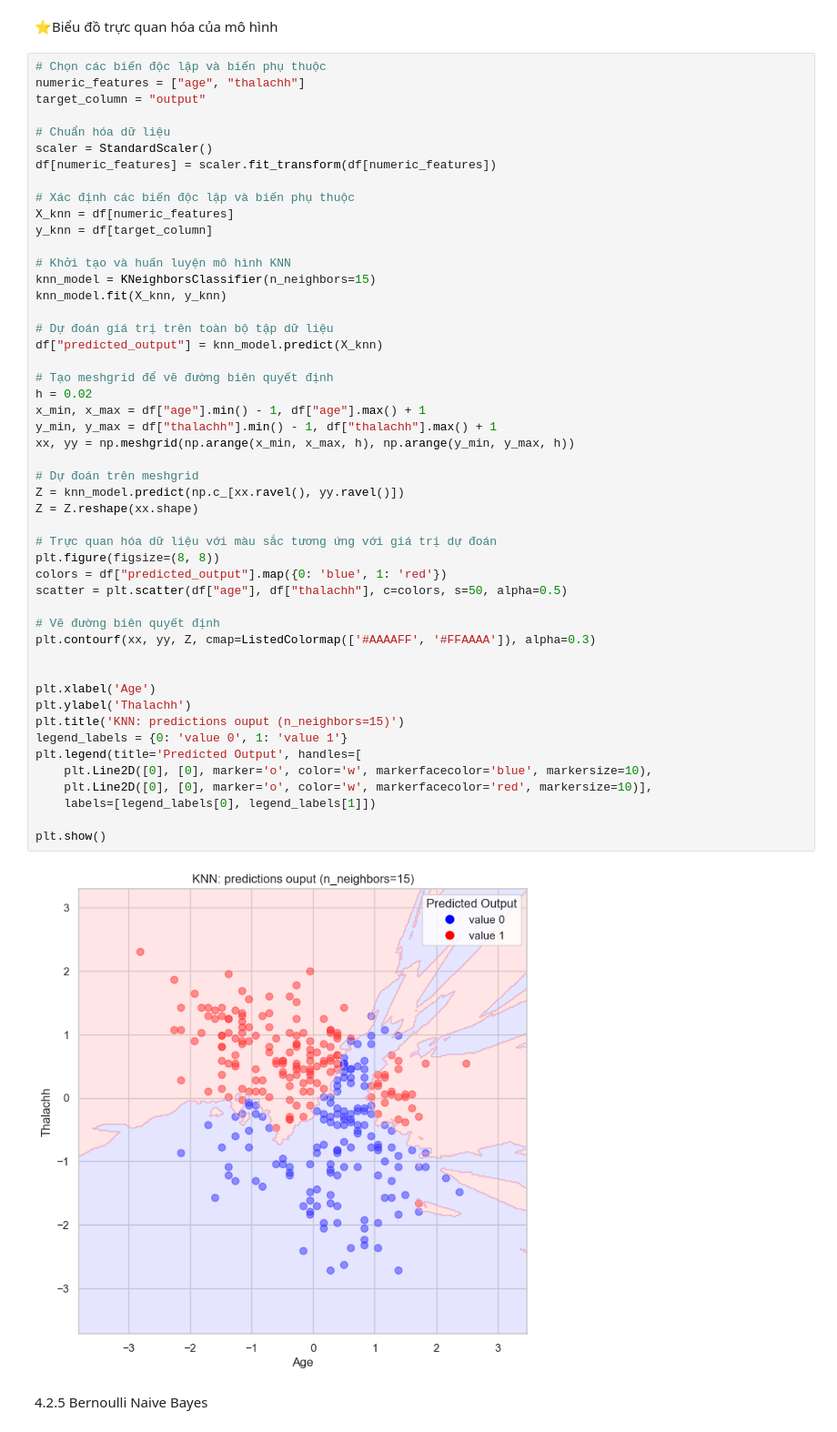
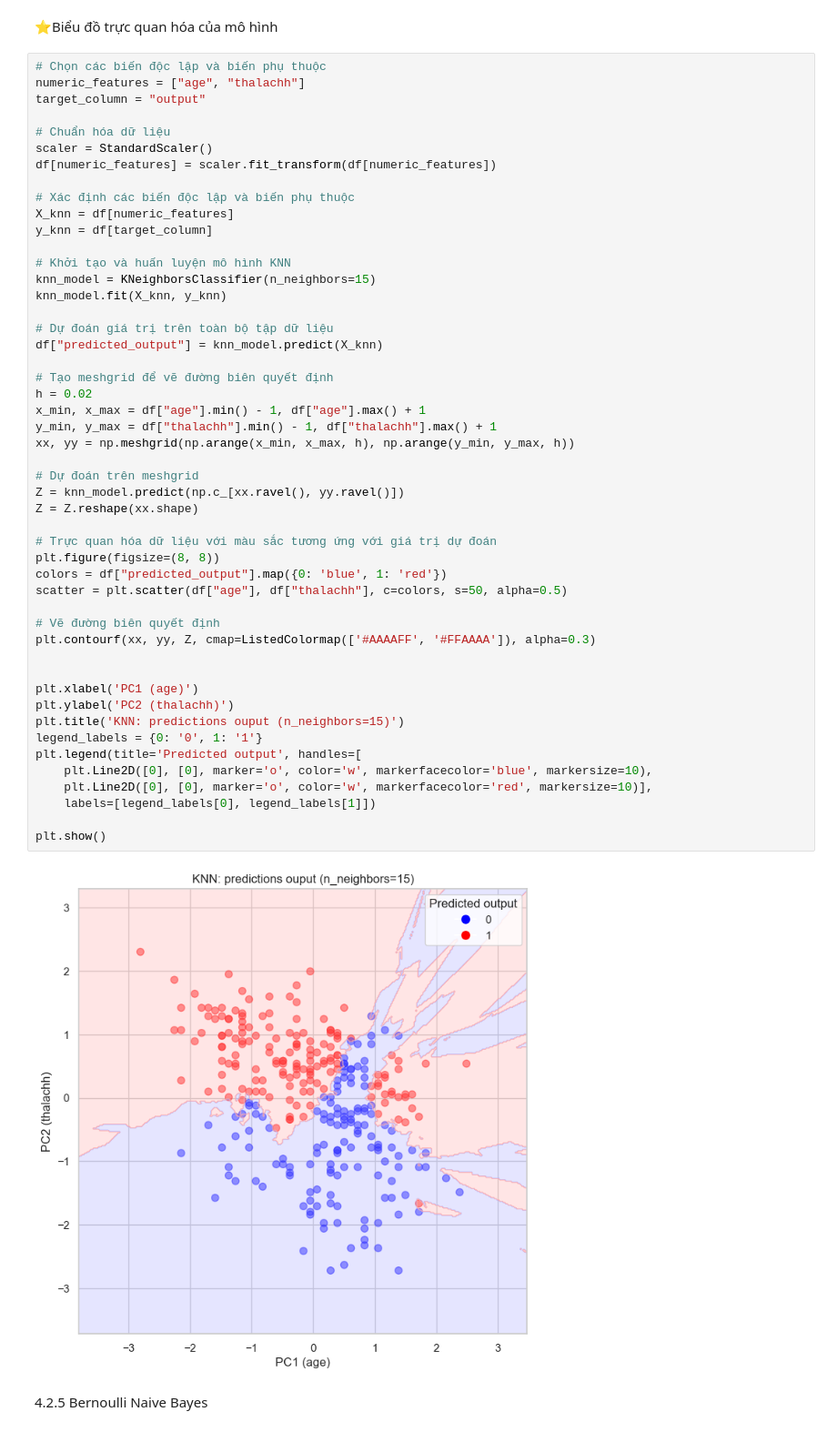
Before and after one commit to minhkhanh-coder/machine-learning-1, a Jupyter notebook: supervised_learning/supervised_learning.ipynb, the cells around one changed output. Shown at 91% size. Cells and saved outputs as stored; diff of their text form.

```diff
--- a/supervised_learning/supervised_learning.ipynb
+++ b/supervised_learning/supervised_learning.ipynb
@@ -776,38 +773,38 @@ knn_model.fit(X_knn, y_knn)
 
 # Dự đoán giá trị trên toàn bộ tập dữ liệu
 df["predicted_output"] = knn_model.predict(X_knn)
 
 # Tạo meshgrid để vẽ đường biên quyết định
 h = 0.02
 x_min, x_max = df["age"].min() - 1, df["age"].max() + 1
 y_min, y_max = df["thalachh"].min() - 1, df["thalachh"].max() + 1
 xx, yy = np.meshgrid(np.arange(x_min, x_max, h), np.arange(y_min, y_max, h))
 
 # Dự đoán trên meshgrid
 Z = knn_model.predict(np.c_[xx.ravel(), yy.ravel()])
 Z = Z.reshape(xx.shape)
 
 # Trực quan hóa dữ liệu với màu sắc tương ứng với giá trị dự đoán
 plt.figure(figsize=(8, 8))
 colors = df["predicted_output"].map({0: 'blue', 1: 'red'})
 scatter = plt.scatter(df["age"], df["thalachh"], c=colors, s=50, alpha=0.5)
 
 # Vẽ đường biên quyết định
 plt.contourf(xx, yy, Z, cmap=ListedColormap(['#AAAAFF', '#FFAAAA']), alpha=0.3)
 
 
-plt.xlabel('Age')
-plt.ylabel('Thalachh')
+plt.xlabel('PC1 (age)')
+plt.ylabel('PC2 (thalachh)')
 plt.title('KNN: predictions ouput (n_neighbors=15)')
-legend_labels = {0: 'value 0', 1: 'value 1'}
-plt.legend(title='Predicted Output', handles=[
+legend_labels = {0: '0', 1: '1'}
+plt.legend(title='Predicted output', handles=[
     plt.Line2D([0], [0], marker='o', color='w', markerfacecolor='blue', markersize=10),
     plt.Line2D([0], [0], marker='o', color='w', markerfacecolor='red', markersize=10)],
     labels=[legend_labels[0], legend_labels[1]])
 
 plt.show()
 # %% [output]
-[figure, old version]
+[figure, new version]
 # %% [markdown]
 4.2.5 Bernoulli Naive Bayes
 # %% [markdown]
```
Also changed, not shown: parts of 7 cells of this notebook.
